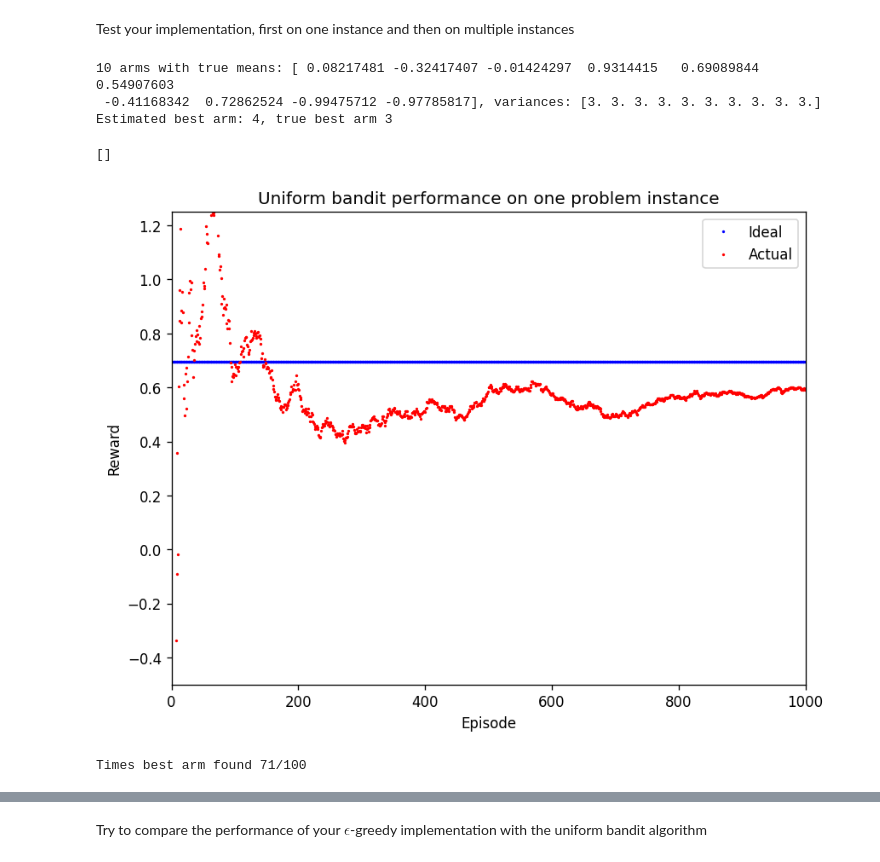
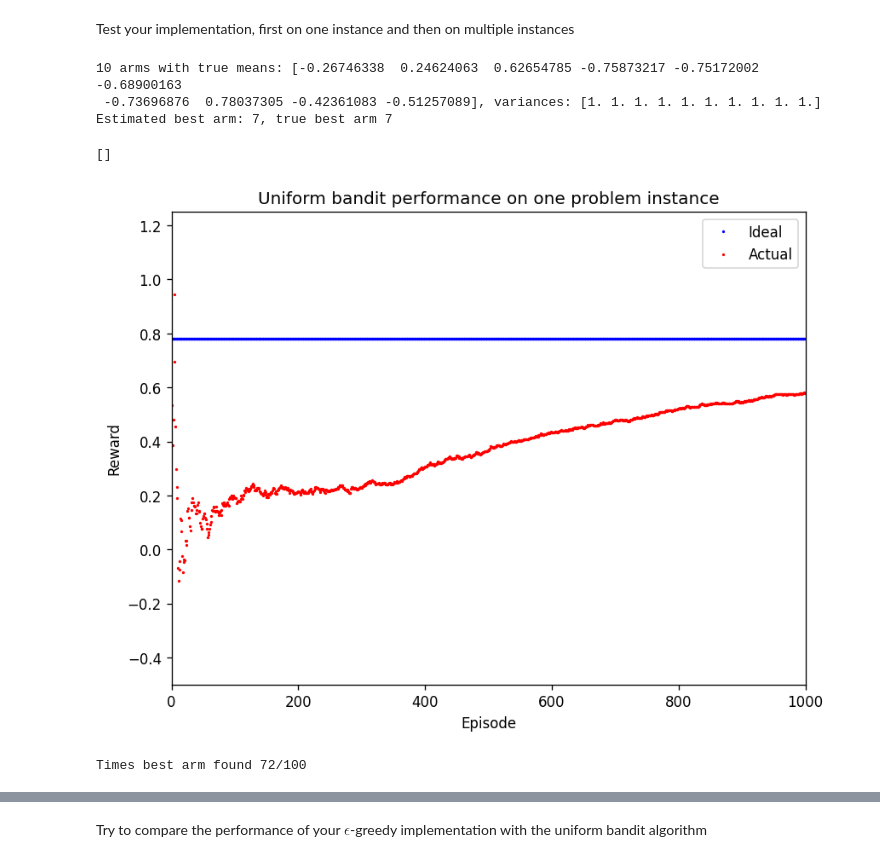
Before and after one commit to ValdemarLange/Sem5, a Jupyter notebook: AI/Lecture5/k_armed_bandit_exercise.ipynb, the cells around one changed output, grey strips where cells are left out. Cells and saved outputs as stored; diff of their text form; code cells hidden in the pictures.

```diff
--- a/AI/Lecture5/k_armed_bandit_exercise.ipynb
+++ b/AI/Lecture5/k_armed_bandit_exercise.ipynb
@@ -297,7 +298,7 @@ class EpsilonGreedyAlgorithm:
 Test your implementation, first on one instance and then on multiple instances
 # %%
 # Generate an instance with 10 arms, means from [-1,1] and a variance of 1
-means, variances = kArmedBandit.generate_instance(10, -1, 1, 3)
+means, variances = kArmedBandit.generate_instance(10, -1, 1, 1)
 problem_instance = kArmedBandit(means, variances)
 
 print(problem_instance)
@@ -312,38 +313,39 @@ e_greedy_bandit.run(1000)
 print(f"Estimated best arm: {e_greedy_bandit.best_arm}, " \
       f"true best arm {np.argmax(problem_instance.true_means)}")
 # %% [output]
-10 arms with true means: [ 0.08217481 -0.32417407 -0.01424297  0.9314415   0.69089844  0.54907603
- -0.41168342  0.72862524 -0.99475712 -0.97785817], variances: [3. 3. 3. 3. 3. 3. 3. 3. 3. 3.]
-Estimated best arm: 4, true best arm 3
+10 arms with true means: [-0.26746338  0.24624063  0.62654785 -0.75873217 -0.75172002 -0.68900163
+ -0.73696876  0.78037305 -0.42361083 -0.51257089], variances: [1. 1. 1. 1. 1. 1. 1. 1. 1. 1.]
+Estimated best arm: 7, true best arm 7
 # %%
 # Plot the results:
 fig = plt.figure(figsize=(8, 6), dpi=120)
 ax = fig.add_subplot(1, 1, 1)
 plt.ylim(-0.5, 1.25)
 plt.xlim(0, problem_instance.total_plays)
 
 # Plot the ideal scenario when only the best arm is played vs. the actual:
 p1 = ax.plot(problem_instance.history_of_ideal_mean_rewards, 'bo', markersize=1)
 p2 = ax.plot(problem_instance.history_of_mean_rewards, 'ro', markersize=1)
 
 
 
 plt.xlabel('Episode')
 plt.ylabel('Reward')
-plt.legend(["Ideal", "Actual", "Exploration"])
+plt.legend(["Ideal", "Actual"])
 
 plt.title("Uniform bandit performance on one problem instance")
 
 plt.plot()
 # %% [output]
 []
-[figure, old version]
+[figure, new version]
 # %%
 # Config:
 instances = 100
 arms = 10
 episodes = 1000
-epsilon = 0.07
+epsilon = 0.1
+np.random.seed(1234)
 
 # Accumulate results across instances data for plotting:
 accumulated_history_of_mean_rewards_e = np.zeros(episodes)
@@ -367,7 +369,7 @@ for i in range(0, instances):
 
 print(f"Times best arm found {times_best_arm_found_e}/{instances}")
 # %% [output]
-Times best arm found 71/100
+Times best arm found 72/100
 # %%
 # Plot the results:
 fig = plt.figure(figsize=(8, 6), dpi=120)
```
Also changed, not shown: parts of 11 cells of this notebook.
